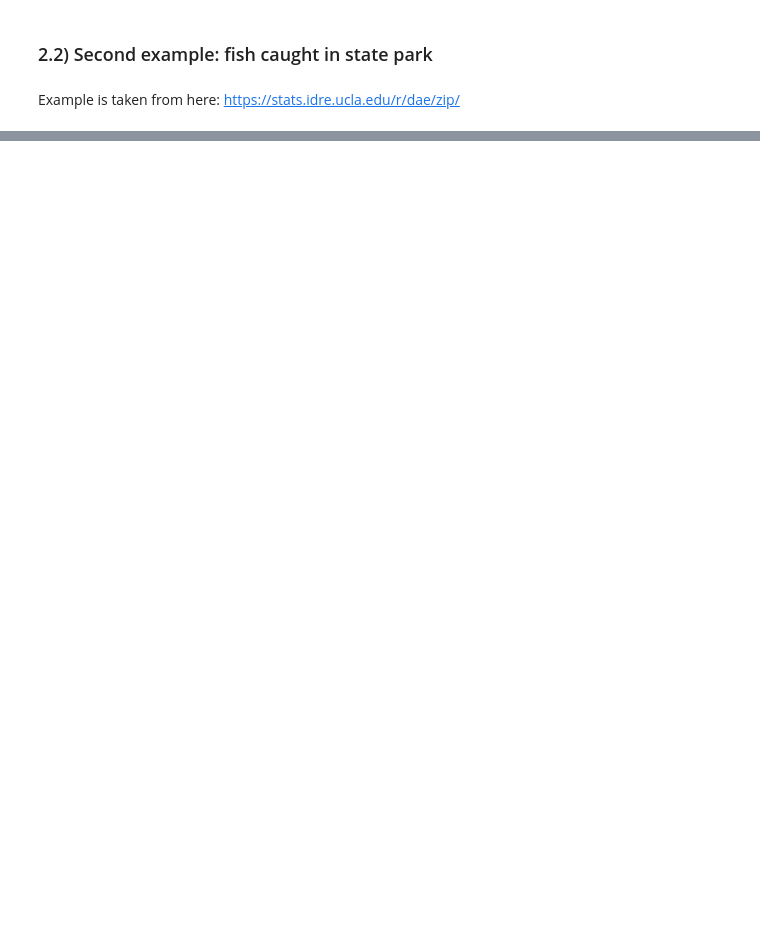
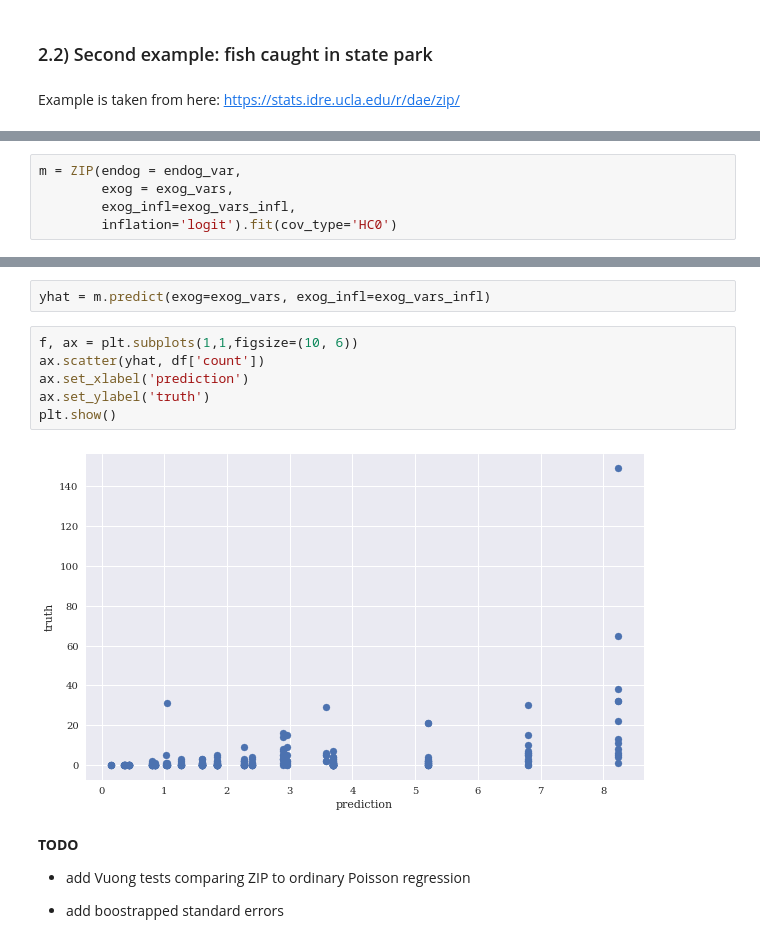
Before and after one commit to sebastianhohmann/count_data, a Jupyter notebook: _3_poisson_statsmodesl_zero_inflation.ipynb, the cells around one changed output, grey strips where cells are left out. Cells and saved outputs as stored; diff of their text form; blank space fills up the shorter version.

```diff
--- a/_3_poisson_statsmodesl_zero_inflation.ipynb
+++ b/_3_poisson_statsmodesl_zero_inflation.ipynb
@@ -178,0 +248,5 @@ Example is taken from here: https://stats.idre.ucla.edu/r/dae/zip/
+# %%
+m = ZIP(endog = endog_var,
+        exog = exog_vars,
+        exog_infl=exog_vars_infl,
+        inflation='logit').fit(cov_type='HC0')
@@ -178,0 +276,16 @@ Example is taken from here: https://stats.idre.ucla.edu/r/dae/zip/
+# %%
+yhat = m.predict(exog=exog_vars, exog_infl=exog_vars_infl)
+# %%
+f, ax = plt.subplots(1,1,figsize=(10, 6))
+ax.scatter(yhat, df['count'])
+ax.set_xlabel('prediction')
+ax.set_ylabel('truth')
+plt.show()
+# %% [output]
+[figure, added]
+# %% [markdown]
+**TODO**
+
+- add Vuong tests comparing ZIP to ordinary Poisson regression
+
+- add boostrapped standard errors
```
Also changed, not shown: parts of 17 cells of this notebook.
